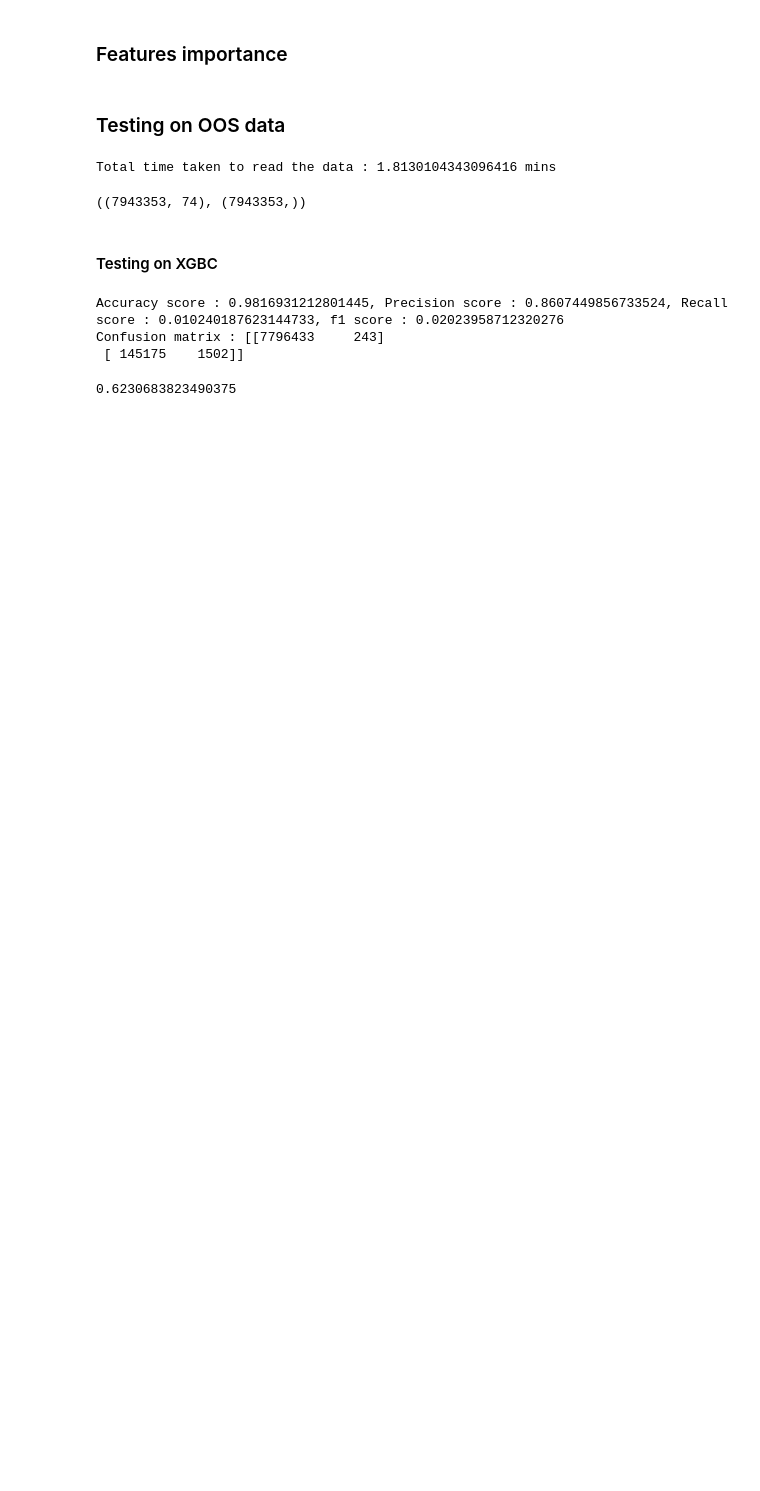
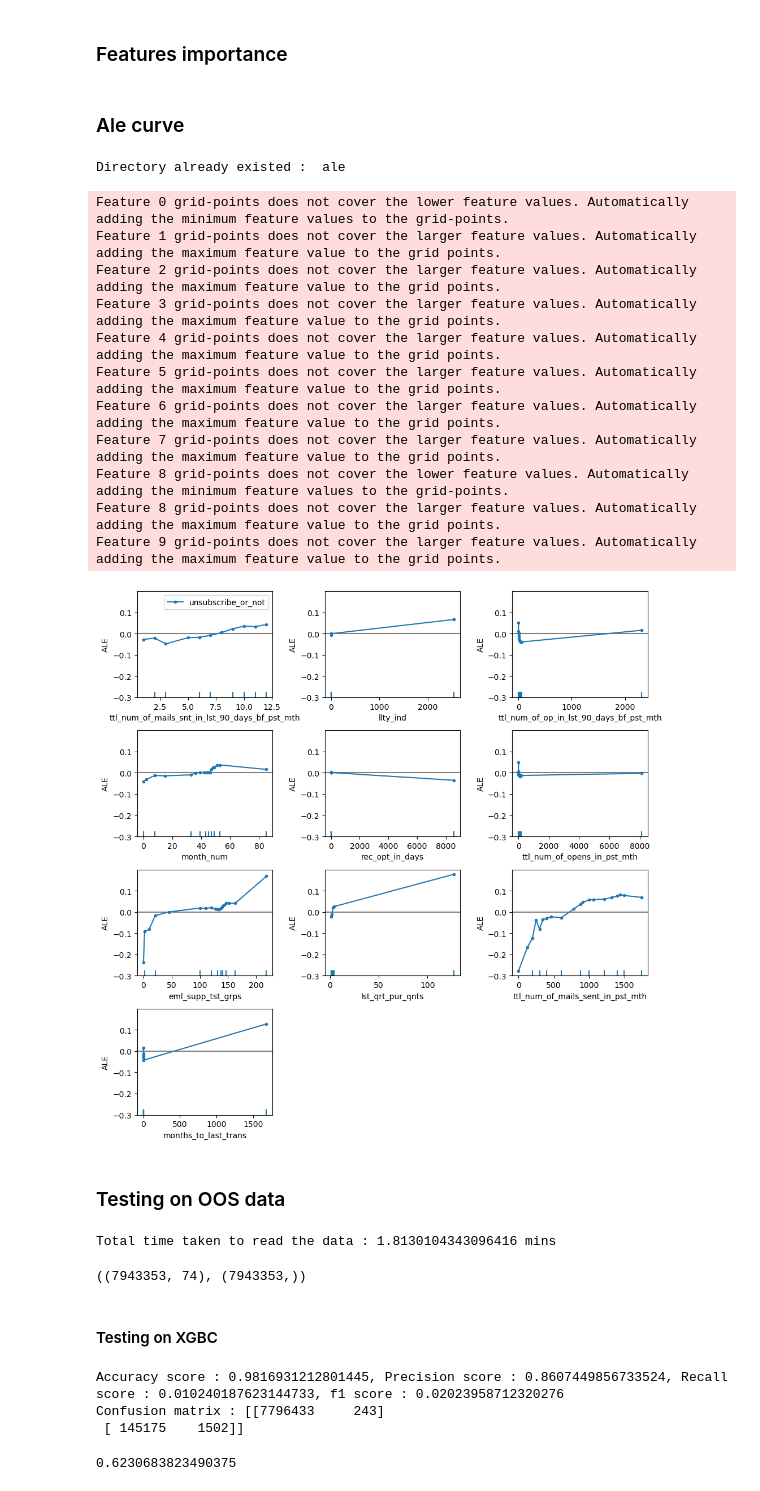
Before and after one commit to ravijp/kohls_emailunsubscribe, a Jupyter notebook: Notebook/email_unsubscribe_15_days_bo.ipynb, the cells around one changed output. Cells and saved outputs as stored; diff of their text form; code cells hidden in the pictures; blank space fills up the shorter version.

```diff
--- a/Notebook/email_unsubscribe_15_days_bo.ipynb
+++ b/Notebook/email_unsubscribe_15_days_bo.ipynb
@@ -250,6 +297,37 @@ feature_df_y.to_csv("features_y.csv")
 # %%
 feature_df_y1 = pd.DataFrame(index = [X_train_y.columns], data = xgbc1_y.feature_importances_)
 feature_df_y1.to_csv("features_y1.csv")
+# %% [markdown]
+### Ale curve
+# %%
+feature_names = ['ttl_num_of_mails_snt_in_lst_90_days_bf_pst_mth',
+                 'llty_ind',
+                 'ttl_num_of_op_in_lst_90_days_bf_pst_mth',
+                 'month_num',
+                 'rec_opt_in_days',
+                 'ttl_num_of_opens_in_pst_mth',
+                 'eml_supp_tst_grps',
+                'lst_qrt_pur_qnts',
+                'ttl_num_of_mails_sent_in_pst_mth',
+                'months_to_last_trans']
+
+target_names = ["unsubscribe_or_not"]
+# %%
+xgb1_exp = ale_plots(X_train_y, feature_names, target_names, xgbc1_y, num_for_slicing=100000)
+# %% [output]
+Directory already existed :  ale
+Feature 0 grid-points does not cover the lower feature values. Automatically adding the minimum feature values to the grid-points.
+Feature 1 grid-points does not cover the larger feature values. Automatically adding the maximum feature value to the grid points.
+Feature 2 grid-points does not cover the larger feature values. Automatically adding the maximum feature value to the grid points.
+Feature 3 grid-points does not cover the larger feature values. Automatically adding the maximum feature value to the grid points.
+Feature 4 grid-points does not cover the larger feature values. Automatically adding the maximum feature value to the grid points.
+Feature 5 grid-points does not cover the larger feature values. Automatically adding the maximum feature value to the grid points.
+Feature 6 grid-points does not cover the larger feature values. Automatically adding the maximum feature value to the grid points.
+Feature 7 grid-points does not cover the larger feature values. Automatically adding the maximum feature value to the grid points.
+Feature 8 grid-points does not cover the lower feature values. Automatically adding the minimum feature values to the grid-points.
+Feature 8 grid-points does not cover the larger feature values. Automatically adding the maximum feature value to the grid points.
+Feature 9 grid-points does not cover the larger feature values. Automatically adding the maximum feature value to the grid points.
+[figure, added]
 # %%
 del X_train_y
 del y_train_y
```
Also changed, not shown: parts of 16 cells of this notebook.
